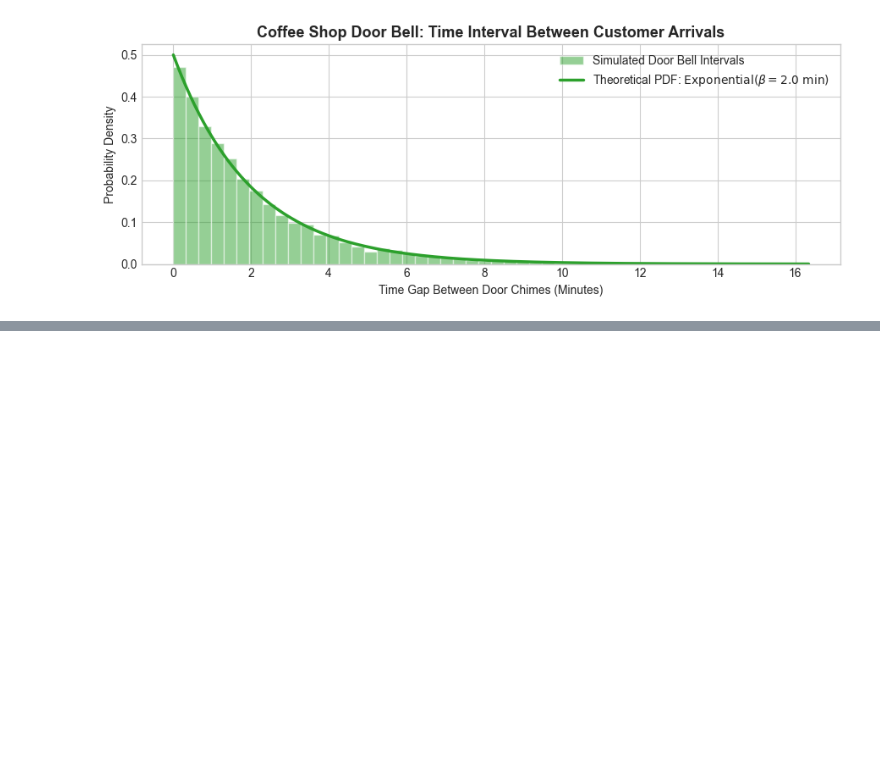
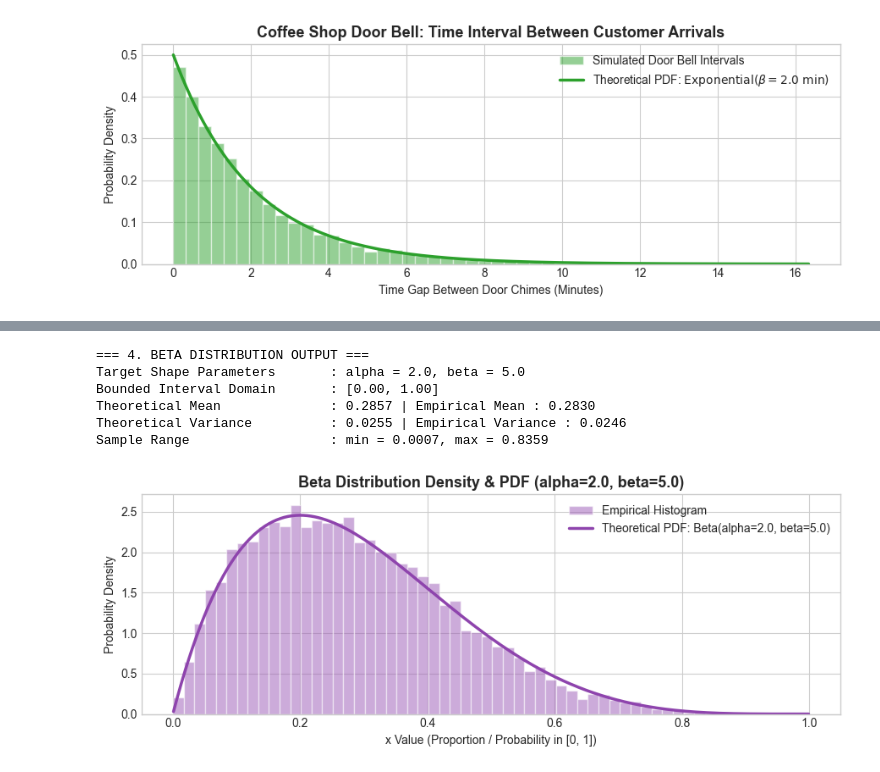
Before and after one commit to Abiads/CDAC-Data-Analytics, a Jupyter notebook: Day6/01_data_population/03_continuous_probability_distributions.ipynb, the cells around one changed output, grey strips where cells are left out. Saved outputs shown, nothing was run; the diff lists cells and outputs as text; code cells hidden in the pictures; blank space fills up the shorter version.

Commit message:
Add Section 4: Beta Distribution with theoretical moments, visualization, and real-world Bayesian conversion rate modeling

```diff
--- a/Day6/01_data_population/03_continuous_probability_distributions.ipynb
+++ b/Day6/01_data_population/03_continuous_probability_distributions.ipynb
@@ -274,0 +303,48 @@ Median Wait Time Between Dings  : 1.3566
+# %%
+# Shape parameters: alpha = 2.0, beta = 5.0 (positively / right-skewed towards 0)
+alpha, beta_param = 2.0, 5.0
+num_samples = 10000
+
+# 1. Sample 10,000 observations from Beta(alpha=2.0, beta=5.0)
+samples_beta = np.random.beta(a=alpha, b=beta_param, size=num_samples)
+
+# 2. Compute theoretical vs empirical moments
+theoretical_mean = alpha / (alpha + beta_param)
+theoretical_var = (alpha * beta_param) / (((alpha + beta_param) ** 2) * (alpha + beta_param + 1))
+empirical_mean = np.mean(samples_beta)
+empirical_var = np.var(samples_beta)
+
+print("=== 4. BETA DISTRIBUTION OUTPUT ===")
+print(f"Target Shape Parameters       : alpha = {alpha:.1f}, beta = {beta_param:.1f}")
+print(f"Bounded Interval Domain       : [0.00, 1.00]")
+print(f"Theoretical Mean              : {theoretical_mean:.4f} | Empirical Mean : {empirical_mean:.4f}")
+print(f"Theoretical Variance          : {theoretical_var:.4f} | Empirical Variance : {empirical_var:.4f}")
+print(f"Sample Range                  : min = {np.min(samples_beta):.4f}, max = {np.max(samples_beta):.4f}\n")
+
+# 3. Graphical Visualization
+plt.figure(figsize=(9, 3.5))
+
+# Empirical histogram
+plt.hist(samples_beta, bins=50, density=True, alpha=0.5, color='#9b59b6', edgecolor='white', label='Empirical Histogram')
+
+# Smooth theoretical PDF curve
+x_beta = np.linspace(0.001, 0.999, 500)
+pdf_beta = stats.beta.pdf(x_beta, a=alpha, b=beta_param)
+
+plt.plot(x_beta, pdf_beta, color='#8e44ad', linewidth=2.5,
+         label=f'Theoretical PDF: Beta(alpha={alpha:.1f}, beta={beta_param:.1f})')
+
+plt.title('Beta Distribution Density & PDF (alpha=2.0, beta=5.0)', fontsize=13, fontweight='bold')
+plt.xlabel('x Value (Proportion / Probability in [0, 1])')
+plt.ylabel('Probability Density')
+plt.legend(loc='upper right')
+plt.tight_layout()
+plt.show()
+# %% [output]
+=== 4. BETA DISTRIBUTION OUTPUT ===
+Target Shape Parameters       : alpha = 2.0, beta = 5.0
+Bounded Interval Domain       : [0.00, 1.00]
+Theoretical Mean              : 0.2857 | Empirical Mean : 0.2830
+Theoretical Variance          : 0.0255 | Empirical Variance : 0.0246
+Sample Range                  : min = 0.0007, max = 0.8359
+[figure, added]
```
Also changed, not shown: parts of 3 cells of this notebook.
